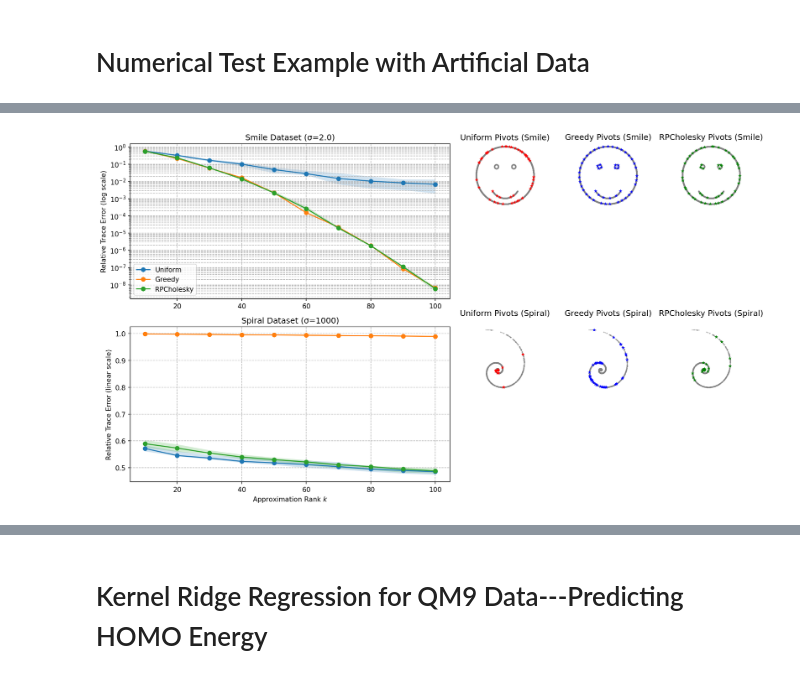
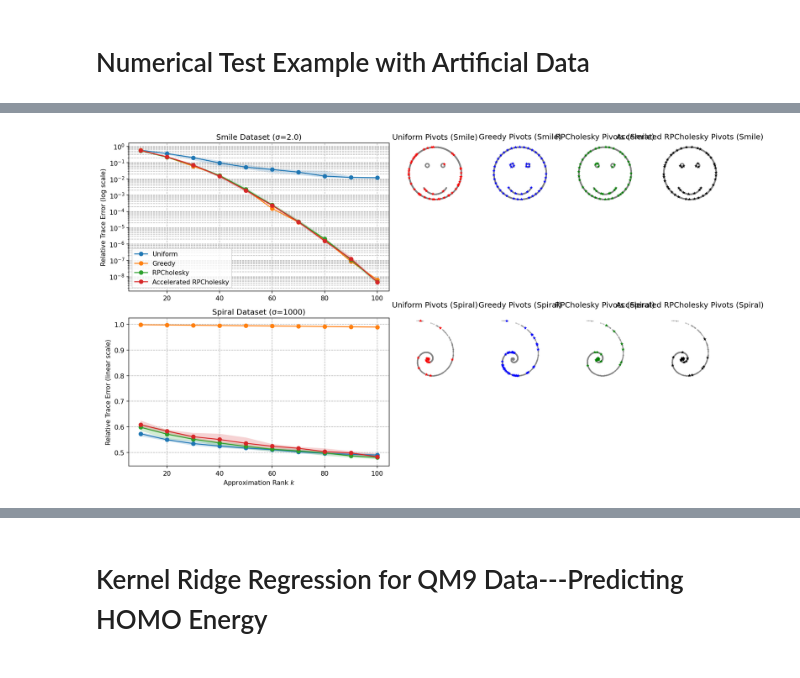
Before and after one commit to FifthEpoch/gpc-mcmc-cholesky-factorization, a Jupyter notebook: experiments/rpcholesky.ipynb, the cells around one changed output, grey strips where cells are left out. Saved outputs shown, nothing was run; the diff lists cells and outputs as text; code cells hidden in the pictures.

Commit message:
adding accelerated cholesky in exp

```diff
--- a/experiments/rpcholesky.ipynb
+++ b/experiments/rpcholesky.ipynb
@@ -409,7 +566,8 @@ def run_trials(X, sigma, max_k=100, n_trials=20):
     methods = {
         "RPCholesky": rpcholesky,
         "Greedy": greedy_pivoted_cholesky,
-        "Uniform": uniform_pivoted_cholesky
+        "Uniform": uniform_pivoted_cholesky,
+        "Accelerated RPCholesky": accelerated_rpcholesky
     }
 
     k_steps = list(range(10, max_k + 1, 10))
@@ -442,7 +600,7 @@ def run_trials(X, sigma, max_k=100, n_trials=20):
 
 def plot_pivots(data, pivots, ax):
     ax.scatter(data[:, 0], data[:, 1], s=1, c='gray', alpha=0.3)
-    colors = {'Uniform': 'red', 'Greedy': 'blue', 'RPCholesky': 'green'}
+    colors = {'Uniform': 'red', 'Greedy': 'blue', 'RPCholesky': 'green', 'Accelerated RPCholesky': 'black'}
     for name in pivots:
         idxs = pivots[name][:50]  # First 50 pivots
         ax.scatter(data[idxs, 0], data[idxs, 1],
@@ -453,7 +611,12 @@ def plot_pivots(data, pivots, ax):
 
 def create_figure(smile_results, smile_pivots, spiral_results, spiral_pivots):
     fig = plt.figure(figsize=(14, 8), dpi=150)
-    gs = GridSpec(4, 4, width_ratios=[1, 0.3, 0.3, 0.3], height_ratios=[1, 1, 1, 1])
+    #gs = GridSpec(4, 4, width_ratios=[1, 0.3, 0.3, 0.3], height_ratios=[1, 1, 1, 1])
+    gs = GridSpec(
+        4, 5,
+        width_ratios=[1, 0.3, 0.3, 0.3, 0.3],  # now 5 columns
+        height_ratios=[1, 1, 1, 1],
+    )
 
     # -----------------------------------------
     # Error Plots
@@ -461,7 +624,7 @@ def create_figure(smile_results, smile_pivots, spiral_results, spiral_pivots):
     # Smile (log scale)
     ax_smile = fig.add_subplot(gs[0:2, 0])
     k_range = np.arange(10, 101, 10)
-    for name in ["Uniform", "Greedy", "RPCholesky"]:
+    for name in ["Uniform", "Greedy", "RPCholesky", "Accelerated RPCholesky"]:
         mean, q20, q80 = smile_results[name]
         ax_smile.plot(k_range, mean, 'o-', label=name)
         ax_smile.fill_between(k_range, q20, q80, alpha=0.2)
@@ -473,7 +636,7 @@ def create_figure(smile_results, smile_pivots, spiral_results, spiral_pivots):
 
     # Spiral (linear scale)
     ax_spiral = fig.add_subplot(gs[2:4, 0])
-    for name in ["Uniform", "Greedy", "RPCholesky"]:
+    for name in ["Uniform", "Greedy", "RPCholesky", "Accelerated RPCholesky"]:
         mean, q20, q80 = spiral_results[name]
         ax_spiral.plot(k_range, mean, 'o-', label=name)
         ax_spiral.fill_between(k_range, q20, q80, alpha=0.2)
@@ -485,10 +648,10 @@ def create_figure(smile_results, smile_pivots, spiral_results, spiral_pivots):
     # -----------------------------------------
     # Pivot Visualization (Separate Subplots)
     # -----------------------------------------
-    colors = {'Uniform': 'red', 'Greedy': 'blue', 'RPCholesky': 'green'}
+    colors = {'Uniform': 'red', 'Greedy': 'blue', 'RPCholesky': 'green', 'Accelerated RPCholesky': 'black'}
 
     # Smile Pivots
-    for col, name in enumerate(["Uniform", "Greedy", "RPCholesky"], start=1):
+    for col, name in enumerate(["Uniform", "Greedy", "RPCholesky", "Accelerated RPCholesky"], start=1):
         ax = fig.add_subplot(gs[0, col])
         ax.scatter(smile_data[:, 0], smile_data[:, 1], s=1, c='gray', alpha=0.3)
         idxs = smile_pivots[name][:50]
@@ -497,32 +660,32 @@ def create_figure(smile_results, smile_pivots, spiral_results, spiral_pivots):
         ax.set_title(f"{name} Pivots (Smile)")
         ax.axis('equal')
         ax.axis('off')
 
     # Spiral Pivots
-    for col, name in enumerate(["Uniform", "Greedy", "RPCholesky"], start=1):
+    for col, name in enumerate(["Uniform", "Greedy", "RPCholesky", "Accelerated RPCholesky"], start=1):
         ax = fig.add_subplot(gs[2, col])
         ax.scatter(spiral_data[:, 0], spiral_data[:, 1], s=1, c='gray', alpha=0.3)
         idxs = spiral_pivots[name][:50]
         ax.scatter(spiral_data[idxs, 0], spiral_data[idxs, 1],
                    s=30, marker='*', edgecolor='none', c=colors[name])  # No edge color
         ax.set_title(f"{name} Pivots (Spiral)")
         ax.axis('equal')
         ax.axis('off')
 
     plt.tight_layout()
     plt.savefig('final_comparison_updated.png', bbox_inches='tight')
     plt.show()
 
 # =============================================
 # 6. Main Execution
 # =============================================
 
 if __name__ == "__main__":
     # Run experiments
     smile_results, smile_pivots = run_trials(smile_data, sigma=2.0, n_trials=10)
     spiral_results, spiral_pivots = run_trials(spiral_data, sigma=1000, n_trials=10)
 
     # Create final figure
     create_figure(smile_results, smile_pivots, spiral_results, spiral_pivots)
 # %% [output]
-[figure, old version]
+[figure, new version]
```
Also changed, not shown: parts of 8 cells of this notebook, 7 other files.
